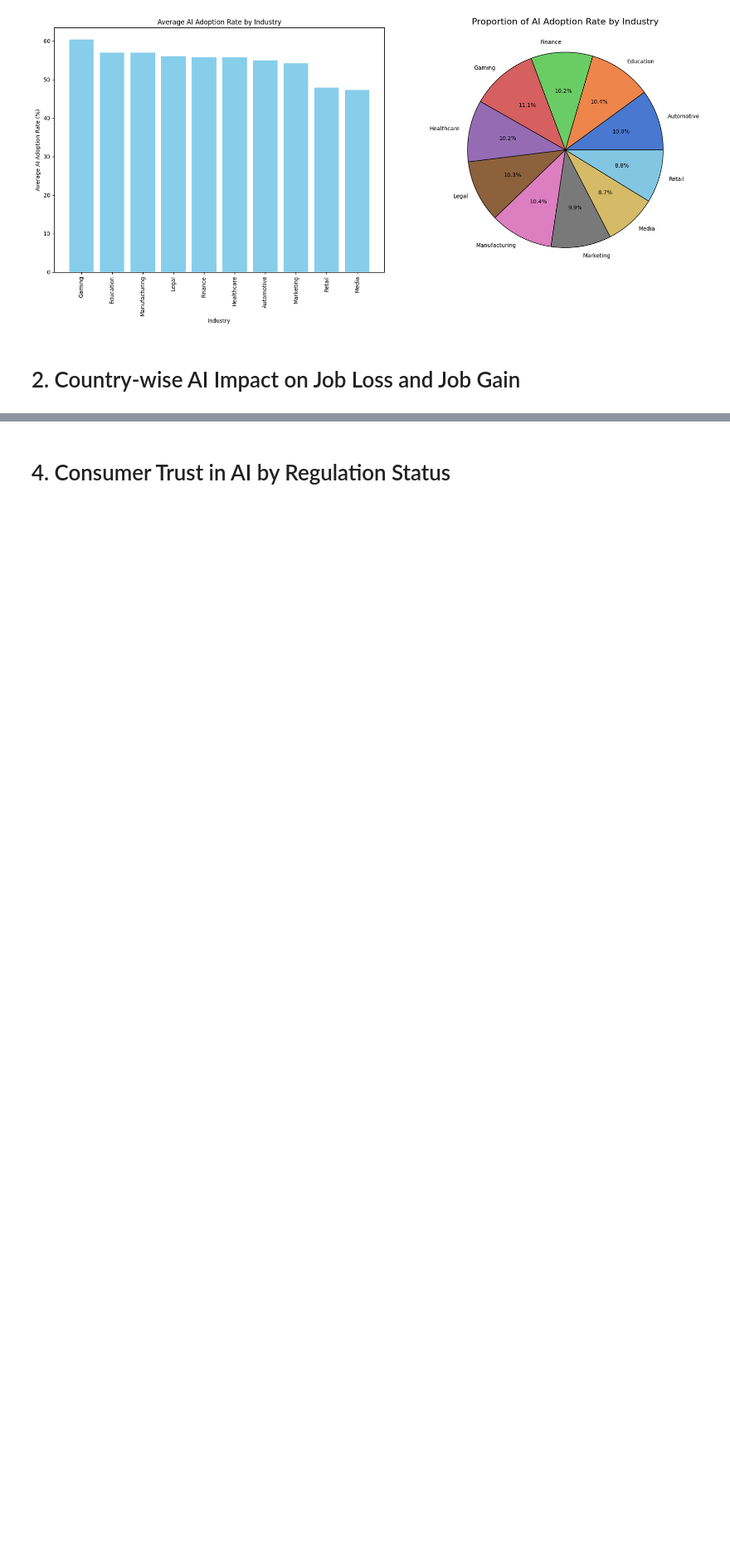
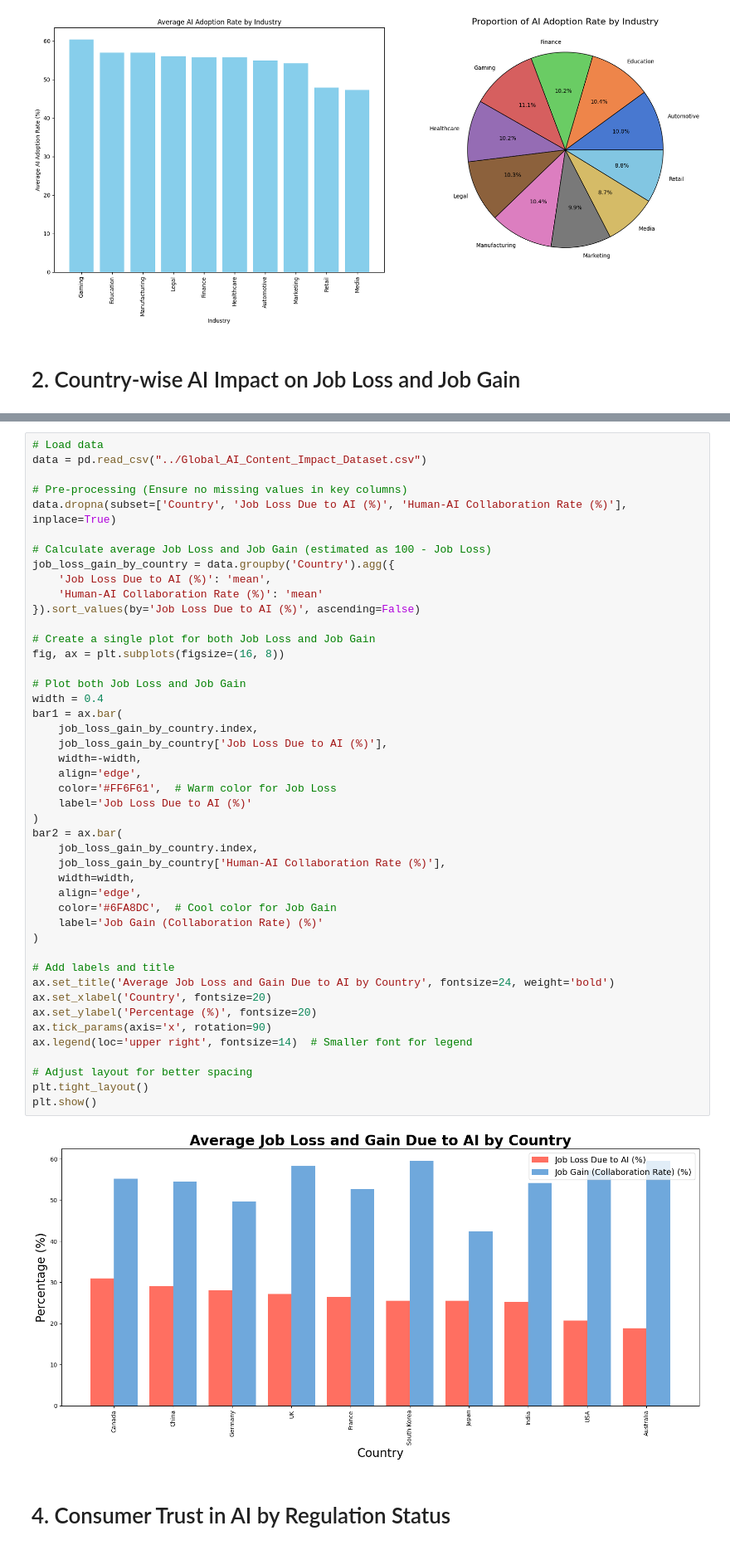
Before and after one commit to sumanpdneupane/Impact_of_AI_on-_Digital_Media, a Jupyter notebook: v2/__eda.ipynb, the cells around one changed output, grey strips where cells are left out. Shown at 83% size. Saved outputs shown, nothing was run; the diff lists cells and outputs as text; blank space fills up the shorter version.

```diff
--- a/v2/__eda.ipynb
+++ b/v2/__eda.ipynb
@@ -290,2 +149,49 @@ plt.show()
+# %%
+# Load data
+data = pd.read_csv("../Global_AI_Content_Impact_Dataset.csv")
+
+# Pre-processing (Ensure no missing values in key columns)
+data.dropna(subset=['Country', 'Job Loss Due to AI (%)', 'Human-AI Collaboration Rate (%)'], inplace=True)
+
+# Calculate average Job Loss and Job Gain (estimated as 100 - Job Loss)
+job_loss_gain_by_country = data.groupby('Country').agg({
+    'Job Loss Due to AI (%)': 'mean',
+    'Human-AI Collaboration Rate (%)': 'mean'
+}).sort_values(by='Job Loss Due to AI (%)', ascending=False)
+
+# Create a single plot for both Job Loss and Job Gain
+fig, ax = plt.subplots(figsize=(16, 8))
+
+# Plot both Job Loss and Job Gain
+width = 0.4
+bar1 = ax.bar(
+    job_loss_gain_by_country.index,
+    job_loss_gain_by_country['Job Loss Due to AI (%)'],
+    width=-width,
+    align='edge',
+    color='#FF6F61',  # Warm color for Job Loss
+    label='Job Loss Due to AI (%)'
+)
+bar2 = ax.bar(
+    job_loss_gain_by_country.index,
+    job_loss_gain_by_country['Human-AI Collaboration Rate (%)'],
+    width=width,
+    align='edge',
+    color='#6FA8DC',  # Cool color for Job Gain
+    label='Job Gain (Collaboration Rate) (%)'
+)
+
+# Add labels and title
+ax.set_title('Average Job Loss and Gain Due to AI by Country', fontsize=24, weight='bold')
+ax.set_xlabel('Country', fontsize=20)
+ax.set_ylabel('Percentage (%)', fontsize=20)
+ax.tick_params(axis='x', rotation=90)
+ax.legend(loc='upper right', fontsize=14)  # Smaller font for legend
+
+# Adjust layout for better spacing
+plt.tight_layout()
+plt.show()
+# %% [output]
+[figure, added]
 # %% [markdown]
 # 4. Consumer Trust in AI by Regulation Status
```
Also changed, not shown: parts of 16 cells of this notebook, 6 other files.
